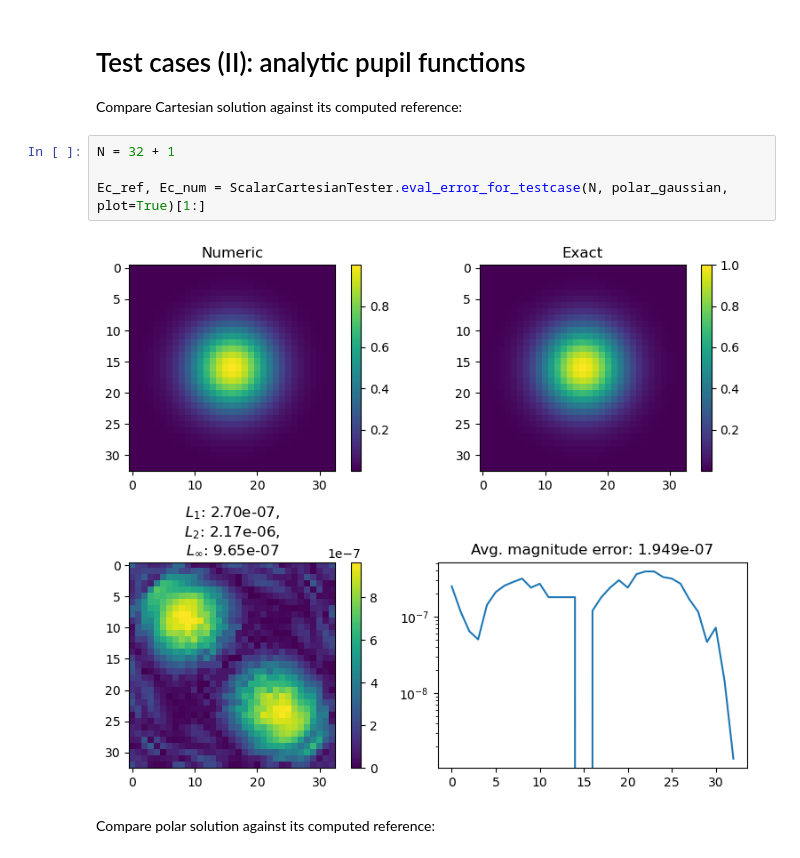
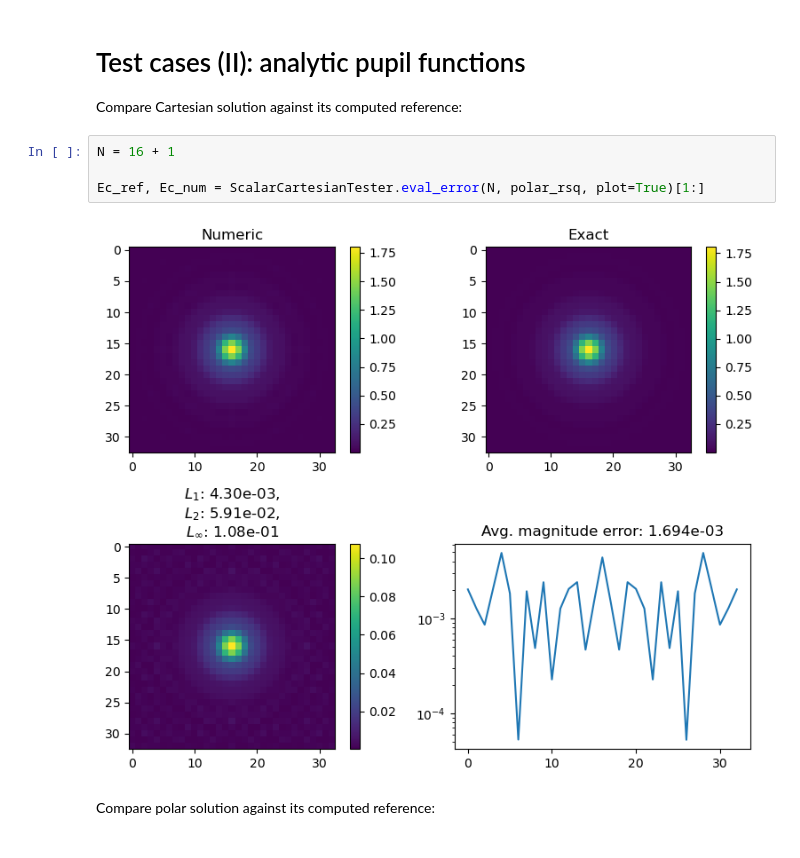
Before and after one commit to Biomedical-Imaging-Group/psf_generator, a Jupyter notebook: demos/scalar_accuracy_tests.ipynb, the cells around one changed output. Cells and saved outputs as stored; diff of their text form.

Commit message:
Clean up scalar test cases

```diff
--- a/demos/scalar_accuracy_tests.ipynb
+++ b/demos/scalar_accuracy_tests.ipynb
@@ -64,11 +63,11 @@ tensor([  5,   9,  17,  33,  65, 129])
 # Test cases (II): analytic pupil functions
 Compare Cartesian solution against its computed reference:
 # %%
-N = 32 + 1
+N = 16 + 1
 
-Ec_ref, Ec_num = ScalarCartesianTester.eval_error_for_testcase(N, polar_gaussian, plot=True)[1:]
+Ec_ref, Ec_num = ScalarCartesianTester.eval_error(N, polar_rsq, plot=True)[1:]
 # %% [output]
-[figure, old version]
+[figure, new version]
 # %% [markdown]
 Compare polar solution against its computed reference:
 # %%
```
Also changed, not shown: parts of 11 cells of this notebook, 2 other files.
